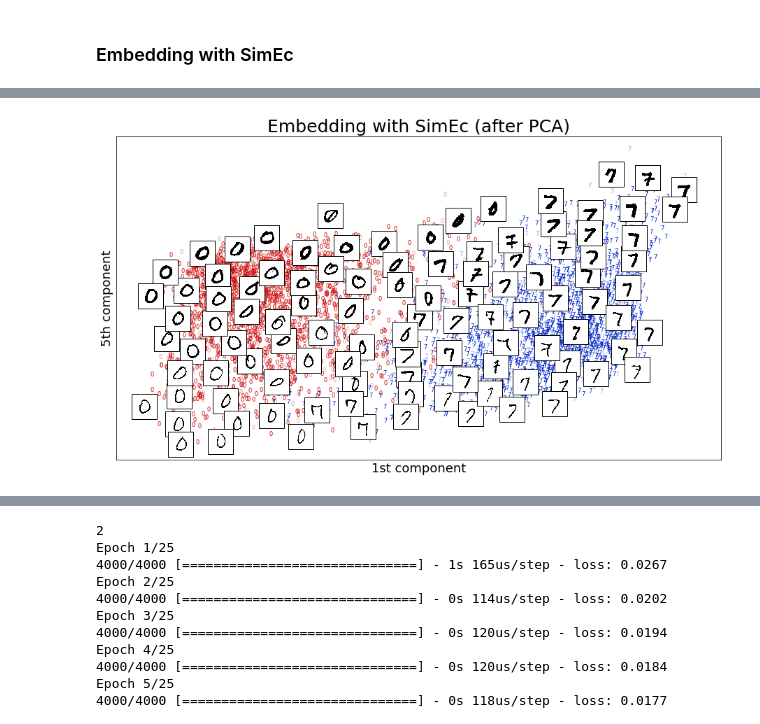
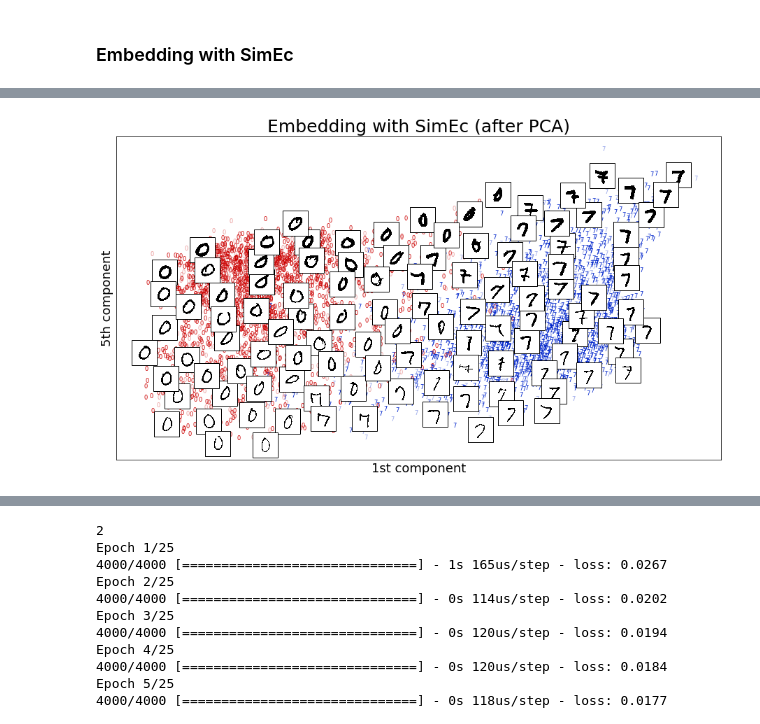
Before and after one commit to cod3licious/simec, a Jupyter notebook: 02_embed_nonmetric.ipynb, the cells around one changed output, grey strips where cells are left out. Saved outputs shown, nothing was run; the diff lists cells and outputs as text; code cells hidden in the pictures.

```diff
--- a/02_embed_nonmetric.ipynb
+++ b/02_embed_nonmetric.ipynb
@@ -399,11 +428,11 @@ pca = PCA(n_components=10)
 X_embed_pca = pca.fit_transform(X_embed)
 X_embed_test_pca = pca.transform(X_embed_test)
 # %%
-plot_mnist2(X_embed_pca[:,[0,4]], y, X_embed_test_pca[:,[0,4]], y_test, X_original=X, title='Embedding with SimEc (after PCA)')
+plot_mnist2(X_embed_pca[:,[0,5]], y, X_embed_test_pca[:,[0,5]], y_test, X_original=X, title='Embedding with SimEc (after PCA)')
 plt.xlabel('1st component', fontsize=18);
 plt.ylabel('5th component', fontsize=18);
 fig = plt.gcf();
 fig.set_size_inches(15.5, 8.5);
 if savefigs: plt.savefig('fig_nonmetric_mnist07_simec_pca.png', dpi=300)
 # %% [output]
-[figure, old version]
+[figure, new version]
```
Also changed, not shown: parts of 10 cells of this notebook, 9 other files.
